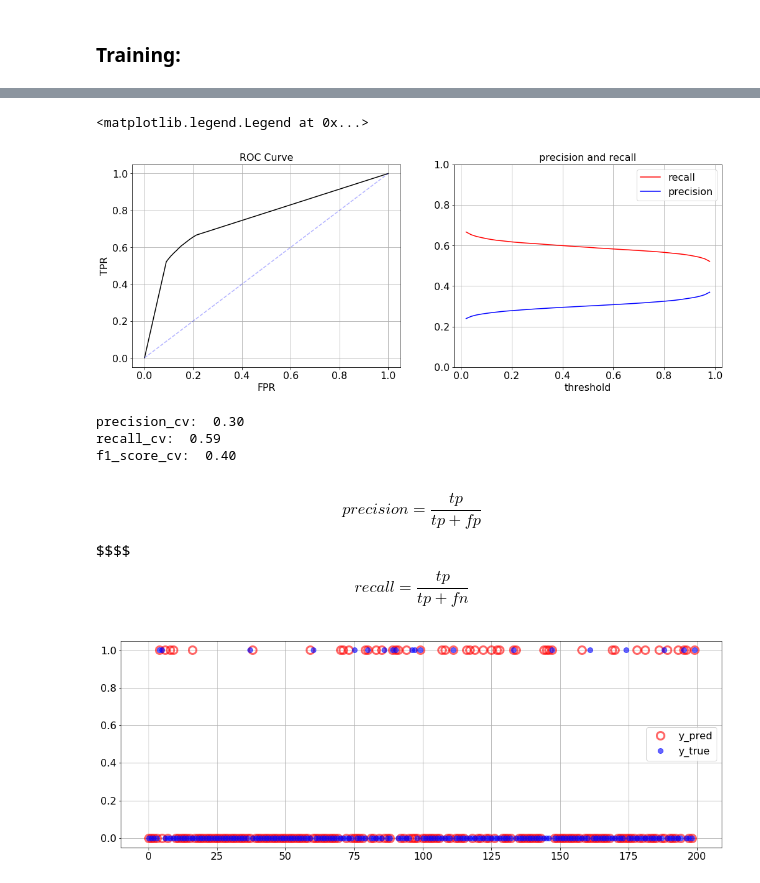
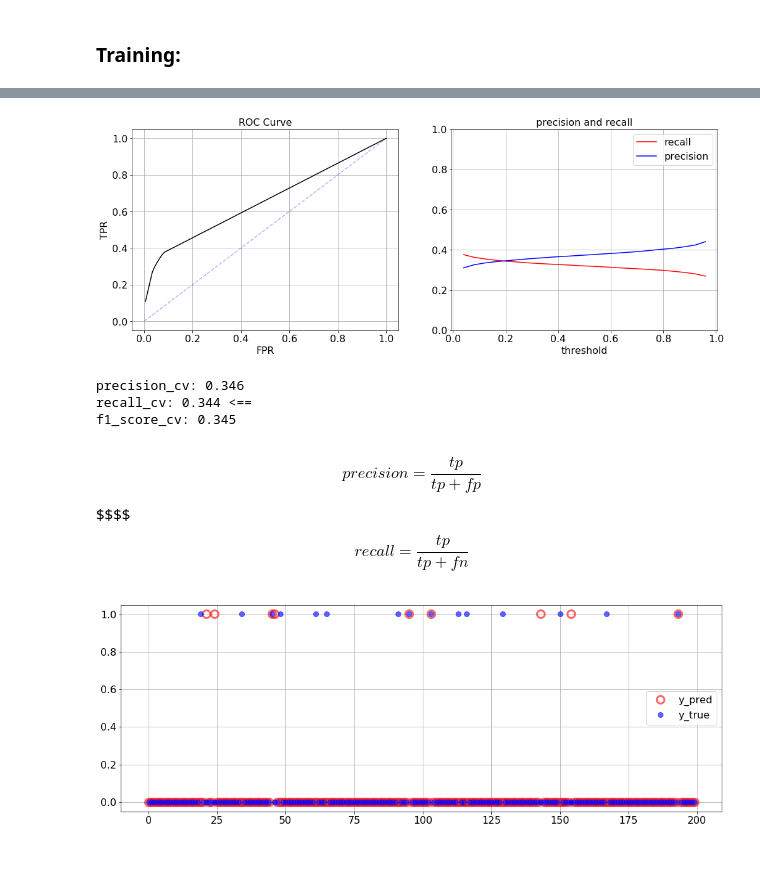
Before and after one commit to Pseud0n1nja/VentureHub, a Jupyter notebook: main.ipynb, the cells around one changed output, grey strips where cells are left out. Drawn from its saved outputs; the diff is of its cells as text; code cells hidden in the pictures.

```diff
--- a/main.ipynb
+++ b/main.ipynb
@@ -206,5 +199,6 @@ with open('data/R0_indices.pkl', 'rb') as f:
      R0[collision_i[...]] = 1"""
 
 # correct the R0 vector where there are collisions with R.
+R0 = np.zeros(len(R0_indices))
 for i in collision_i:
     R0[i] = 1
@@ -277,4 +267,15 @@ y_pred_cv_01, _,_,_,_ = return_ROC_statistics(preds_cv, cv_R[:len(preds_cv)], th
+# %%
+sess = tf.Session()
+# Restore variables from disk.
+saver = tf.train.Saver()
+saver.restore(sess, "saved_models/best_model.ckpt")
+preds_cv, _mae_cv = evaluate_preds_and_mae(sess, cv_R, cv_R_indices, R_pred, R_indices, R, BATCH_SIZE)
+sess.close()
 # %%
+_, accuracy, precision, recall, fpr = return_ROC_statistics(preds_cv, cv_R[:len(preds_cv)])
+
+# ................................................................
+
 ax = plt.subplot(121)
 ax.plot(fpr, recall, 'k')
 ax.plot([0,1], [0,1],'b--', alpha=.3)
@@ -290,37 +291,39 @@ ax.set_ylim((0,1))
 ax.set_xlabel('threshold')
 ax.set_title('precision and recall')
 
-ax.legend(['recall', 'precision'])
+ax.legend(['recall', 'precision']);
 #.........................................
 # %% [output]
-<matplotlib.legend.Legend at 0x...>
-[figure, old version]
+[figure, new version]
 # %%
-ax = plt.subplot(111)
-
-ax.plot(y_pred_cv_01[:200],'ro', alpha=.6, markersize=12,  markerfacecolor='none', markeredgewidth=3)
-ax.plot(cv_R[:200],'b.', alpha=.6, markersize=16)
-
-ax.legend(('y_pred', 'y_true'))
-
-# ............................................................................
 from sklearn.metrics import precision_recall_fscore_support as prf_score
 
 y_true = cv_R[:len(preds_cv)]
 y_pred = np.round(preds_cv)
-threshold = 0.5
+y_pred_cv_01, _,_,_,_ = return_ROC_statistics(preds_cv, cv_R[:len(preds_cv)], threshold=0.2)
 
 ((_,precision_cv), (_,recall_cv), (_,f1_score_cv),_) = \
-                                        prf_score(y_true=y_true, y_pred=y_pred)
+                                        prf_score(y_true=y_true, y_pred=y_pred_cv_01)
+
+# ............................................................................
+
+ax = plt.subplot(111)
+
+ax.plot(y_pred_cv_01[:200],'ro', alpha=.6, markersize=12,  markerfacecolor='None', markeredgewidth=3)
+ax.plot(cv_R[:200],'b.', alpha=.6, markersize=16)
+
+ax.legend(('y_pred', 'y_true'), loc='right')
+
+# ............................................................................
 
 from IPython.display import Markdown, Latex
 
-print('precision_cv:{:6.2f}\nrecall_cv:{:6.2f}\nf1_score_cv:{:6.2f}'.format(
-                                                    precision_cv, recall_cv, f1_score_cv))
+print('precision_cv:{:6.3f}\nrecall_cv:{:6.3f} <==\nf1_score_cv:{:6.3f}'.format(
+    precision_cv, recall_cv, f1_score_cv))
 Latex('$$precision = \\frac{tp}{tp+fp}$$ $$$$ $$recall = \\frac{tp}{tp+fn}$$')
 # %% [output]
-precision_cv:  0.30
-recall_cv:  0.59
-f1_score_cv:  0.40
+precision_cv: 0.346
+recall_cv: 0.344 <==
+f1_score_cv: 0.345
 $$precision = \frac{tp}{tp+fp}$$ $$$$ $$recall = \frac{tp}{tp+fn}$$
-[figure, old version]
+[figure, new version]
```
Also changed, not shown: parts of 8 cells of this notebook, 3 other files.
